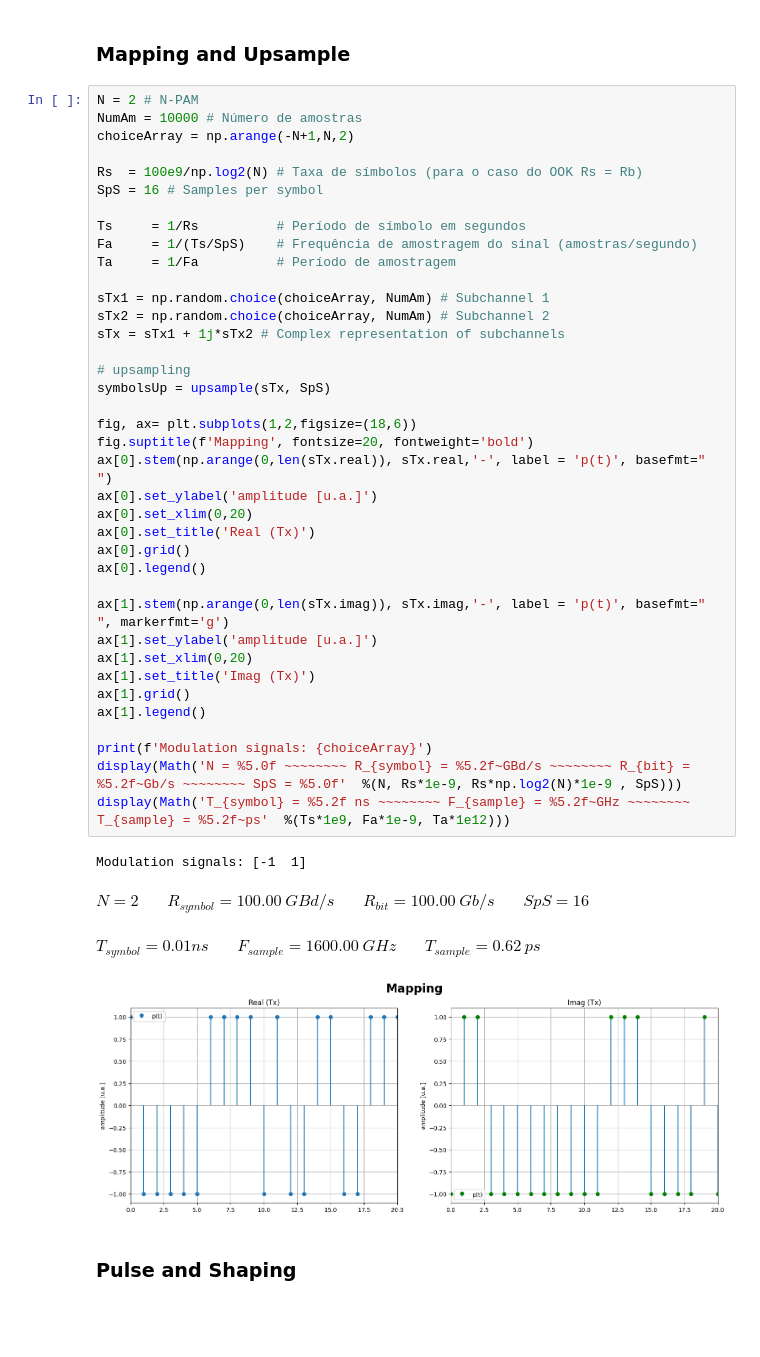
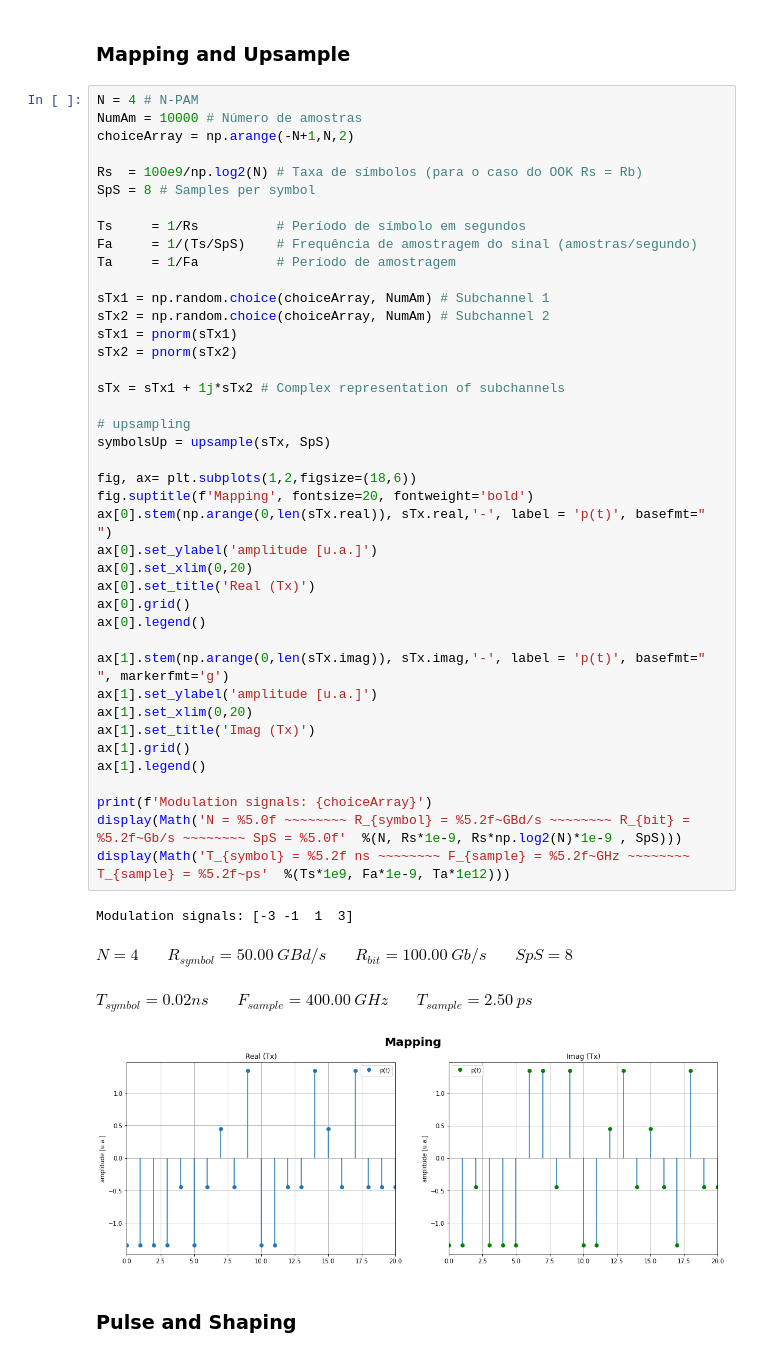
Before and after one commit to CaioRodrigues200/OptCommunications, a Jupyter notebook: ProjetoComOptStudy.ipynb, the cells around one changed output. Saved outputs shown, nothing was run; the diff lists cells and outputs as text; blank space fills up the shorter version.

```diff
--- a/ProjetoComOptStudy.ipynb
+++ b/ProjetoComOptStudy.ipynb
@@ -54,48 +98,51 @@ def fwhm(band, func, dB):
 # %% [markdown]
 ### Mapping and Upsample
 # %%
-N = 2 # N-PAM
+N = 4 # N-PAM
 NumAm = 10000 # Número de amostras
 choiceArray = np.arange(-N+1,N,2)
 
 Rs  = 100e9/np.log2(N) # Taxa de símbolos (para o caso do OOK Rs = Rb)
-SpS = 16 # Samples per symbol
+SpS = 8 # Samples per symbol
 
 Ts     = 1/Rs          # Período de símbolo em segundos
 Fa     = 1/(Ts/SpS)    # Frequência de amostragem do sinal (amostras/segundo)
 Ta     = 1/Fa          # Período de amostragem
 
 sTx1 = np.random.choice(choiceArray, NumAm) # Subchannel 1
 sTx2 = np.random.choice(choiceArray, NumAm) # Subchannel 2
+sTx1 = pnorm(sTx1)
+sTx2 = pnorm(sTx2)
+
 sTx = sTx1 + 1j*sTx2 # Complex representation of subchannels
 
 # upsampling
 symbolsUp = upsample(sTx, SpS)
 
 fig, ax= plt.subplots(1,2,figsize=(18,6))
 fig.suptitle(f'Mapping', fontsize=20, fontweight='bold')
 ax[0].stem(np.arange(0,len(sTx.real)), sTx.real,'-', label = 'p(t)', basefmt=" ")
 ax[0].set_ylabel('amplitude [u.a.]')
 ax[0].set_xlim(0,20)
 ax[0].set_title('Real (Tx)')
 ax[0].grid()
 ax[0].legend()
 
 ax[1].stem(np.arange(0,len(sTx.imag)), sTx.imag,'-', label = 'p(t)', basefmt=" ", markerfmt='g')
 ax[1].set_ylabel('amplitude [u.a.]')
 ax[1].set_xlim(0,20)
 ax[1].set_title('Imag (Tx)')
 ax[1].grid()
 ax[1].legend()
 
 print(f'Modulation signals: {choiceArray}')
 display(Math('N = %5.0f ~~~~~~~~ R_{symbol} = %5.2f~GBd/s ~~~~~~~~ R_{bit} = %5.2f~Gb/s ~~~~~~~~ SpS = %5.0f'  %(N, Rs*1e-9, Rs*np.log2(N)*1e-9 , SpS)))
 display(Math('T_{symbol} = %5.2f ns ~~~~~~~~ F_{sample} = %5.2f~GHz ~~~~~~~~ T_{sample} = %5.2f~ps'  %(Ts*1e9, Fa*1e-9, Ta*1e12)))
 # %% [output]
-Modulation signals: [-1  1]
+Modulation signals: [-3 -1  1  3]
-$\displaystyle N =     2 ~~~~~~~~ R_{symbol} = 100.00~GBd/s ~~~~~~~~ R_{bit} = 100.00~Gb/s ~~~~~~~~ SpS =    16$
+$\displaystyle N =     4 ~~~~~~~~ R_{symbol} = 50.00~GBd/s ~~~~~~~~ R_{bit} = 100.00~Gb/s ~~~~~~~~ SpS =     8$
-$\displaystyle T_{symbol} =  0.01 ns ~~~~~~~~ F_{sample} = 1600.00~GHz ~~~~~~~~ T_{sample} =  0.62~ps$
+$\displaystyle T_{symbol} =  0.02 ns ~~~~~~~~ F_{sample} = 400.00~GHz ~~~~~~~~ T_{sample} =  2.50~ps$
-[figure, old version]
+[figure, new version]
 # %% [markdown]
 ### Pulse and Shaping
 # %%
```
Also changed, not shown: parts of 11 cells of this notebook, 7 other files.
